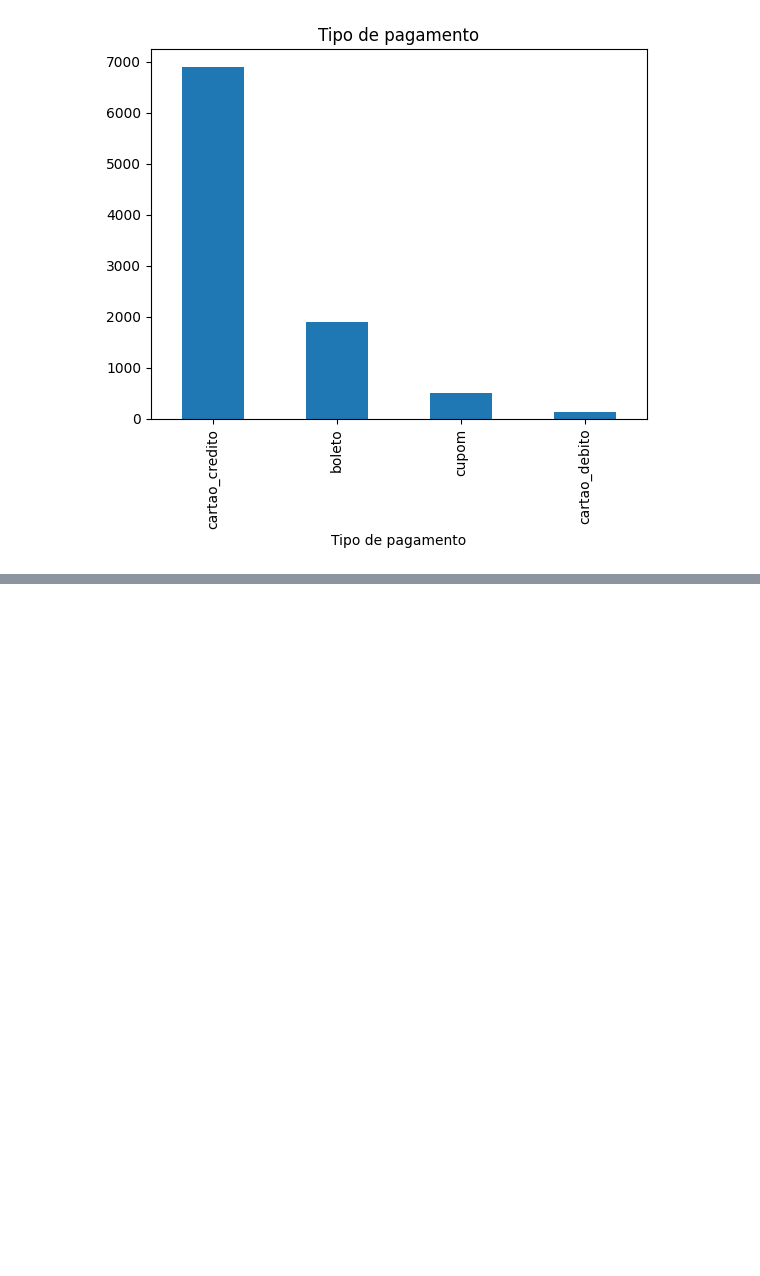
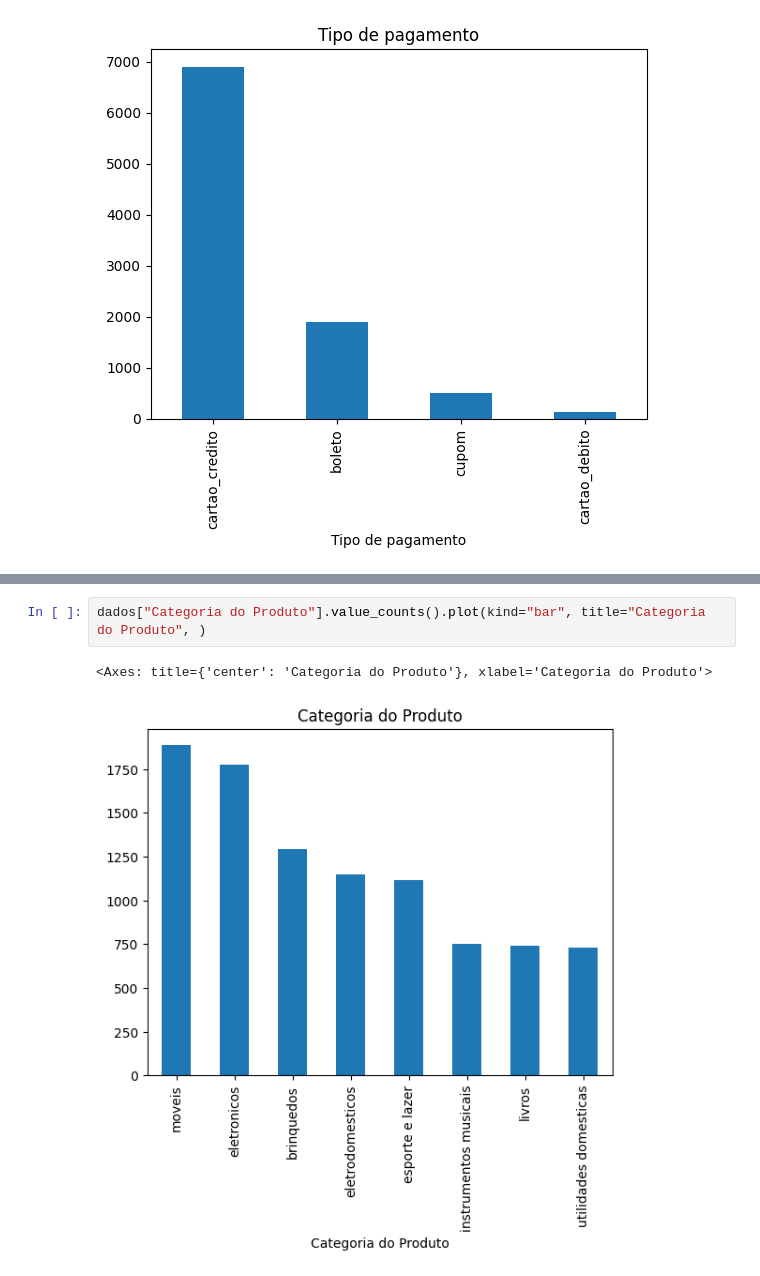
Before and after one commit to gideaofigueiredo/streamlit-dashboard-vendas, a Jupyter notebook: dashboard.ipynb, the cells around one changed output, grey strips where cells are left out. Drawn from its saved outputs; the diff is of its cells as text; blank space fills up the shorter version.

```diff
--- a/dashboard.ipynb
+++ b/dashboard.ipynb
@@ -134,0 +140,5 @@ dados["Tipo de pagamento"].value_counts().plot(kind="bar", title="Tipo de pagame
+# %%
+dados["Categoria do Produto"].value_counts().plot(kind="bar", title="Categoria do Produto", )
+# %% [output]
+<Axes: title={'center': 'Categoria do Produto'}, xlabel='Categoria do Produto'>
+[figure, added]
```
Also changed, not shown: parts of 3 cells of this notebook.
